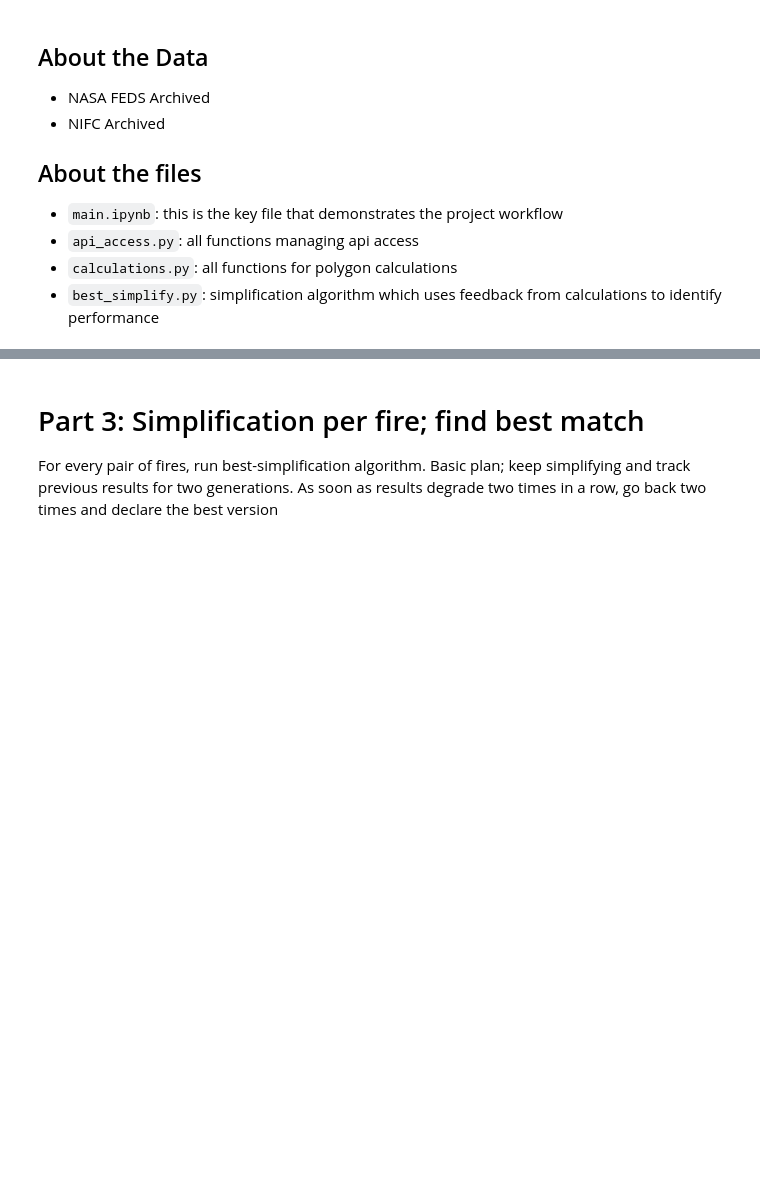
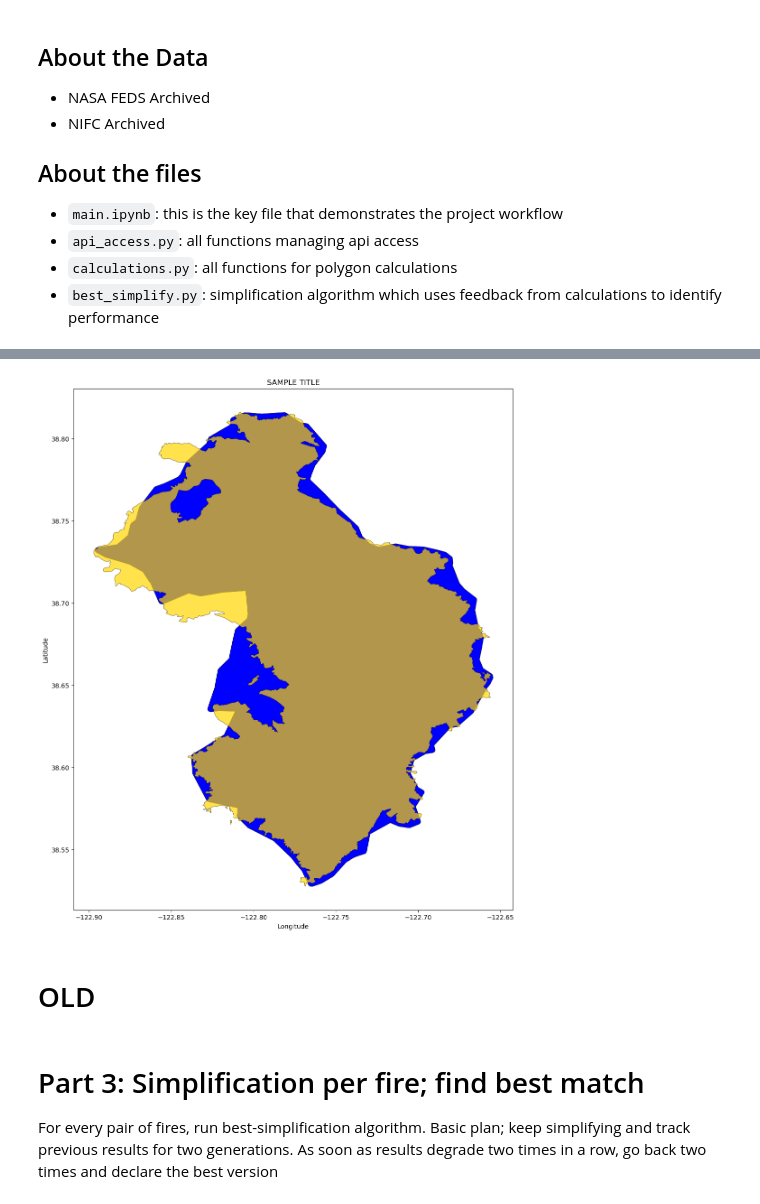
Before and after one commit to ksharonin/eps109project, a Jupyter notebook: main.ipynb, the cells around one changed output, grey strips where cells are left out. Drawn from its saved outputs; the diff is of its cells as text; code cells hidden in the pictures; blank space fills up the shorter version.

```diff
--- a/main.ipynb
+++ b/main.ipynb
@@ -63,3 +186,30 @@ Designated classes: class where each instance represents the object, manages API
+# %%
+import matplotlib.pyplot as plt
+fig, ax = plt.subplots(figsize=(15, 15))
+
+sat_fire = all_satellite_polygons[all_satellite_polygons['index'] == 7808]
+aircraft_fire = all_aircraft_polygons[all_aircraft_polygons['index'] == 11287]
+
+v = sat_fire.plot(ax=ax, legend=True, label="SATELLITE MATCH", color="blue",edgecolor="black", linewidth=0.5 )
+n = aircraft_fire.plot(ax=ax, legend=True, label="AIRCRAFT MATCH", color="gold", edgecolor="black", linewidth=0.5, alpha=0.7)
+# n = all_aircraft_polygons.plot(ax=ax, legend=True, label="CALFIRE MATCH", color="gold", edgecolor="black", linewidth=0.5, alpha=0.7)
+
+
+ax.set_title("SAMPLE TITLE")
+ax.set_xlabel("Longitude")
+ax.set_ylabel("Latitude")
+
+xmin, ymin, xmax, ymax = sat_fire.geometry.total_bounds
+
+# Set axis limits to zoom into the bounding box of 'sat_fire'
+# ax.set_xlim(xmin, xmax)
+# ax.set_ylim(ymin, ymax)
+
+plt.show()
+# %% [output]
+[figure, added]
+# %% [markdown]
+# OLD
 # %% [markdown]
 # Part 3: Simplification per fire; find best match
 
```
Also changed, not shown: parts of 13 cells of this notebook, 5 other files.
